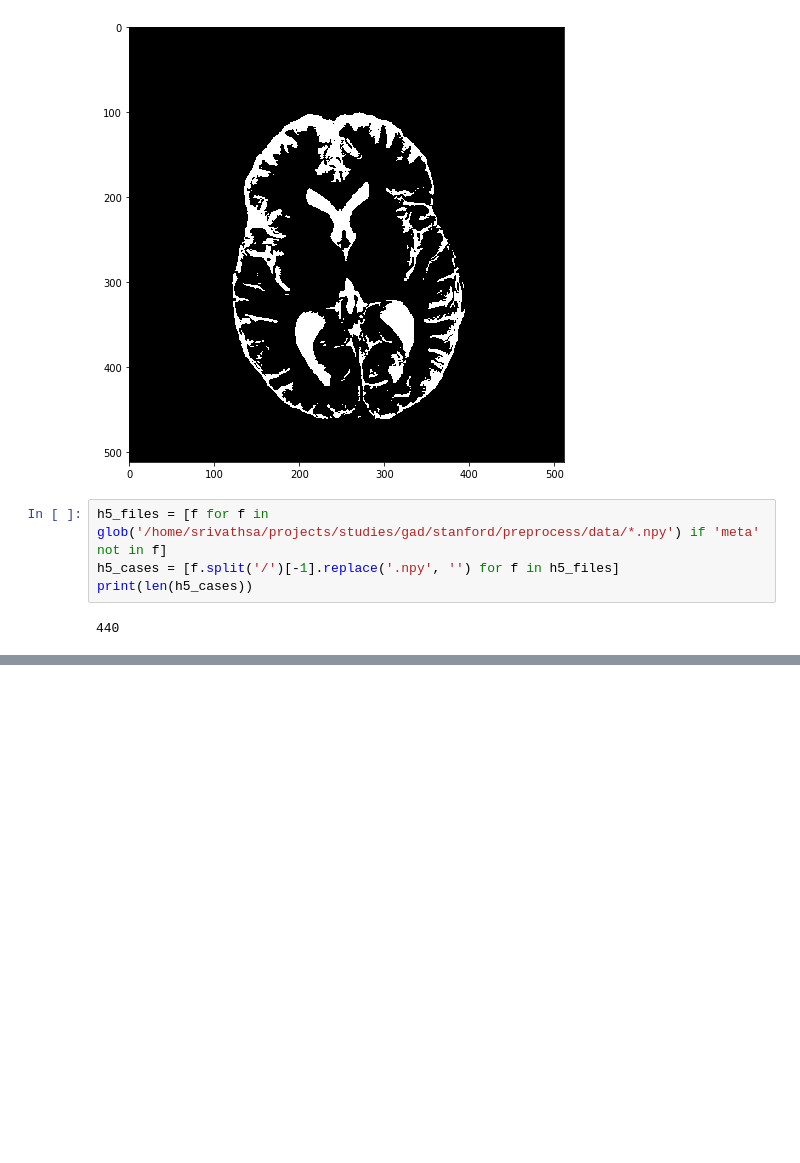
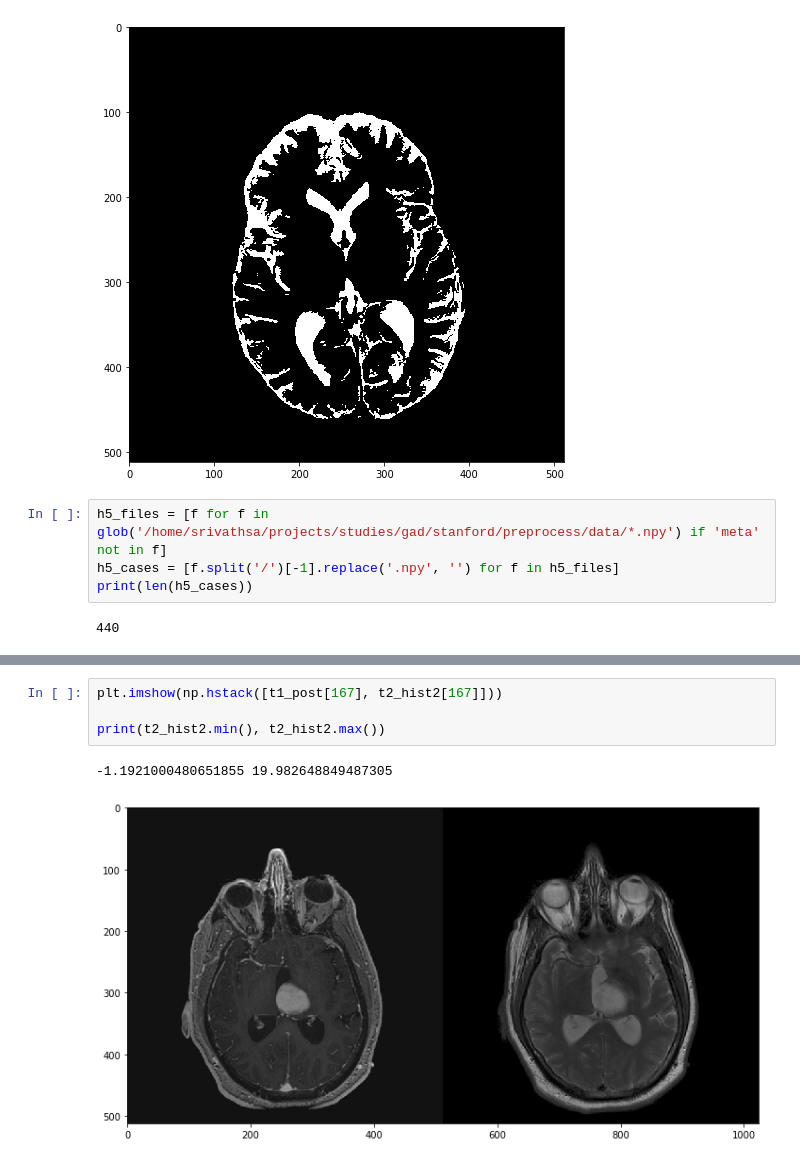
Before and after one commit to subtlemedicalinc/SubtleBoost, a Jupyter notebook: train/notebooks/T2 preprocess.ipynb, the cells around one changed output, grey strips where cells are left out. Saved outputs shown, nothing was run; the diff lists cells and outputs as text; blank space fills up the shorter version.

```diff
--- a/train/notebooks/T2 preprocess.ipynb
+++ b/train/notebooks/T2 preprocess.ipynb
@@ -226,0 +259,7 @@ sorted(h5_cases)
+# %%
+plt.imshow(np.hstack([t1_post[167], t2_hist2[167]]))
+
+print(t2_hist2.min(), t2_hist2.max())
+# %% [output]
+-1.1921000480651855 19.982648849487305
+[figure, added]
```
Also changed, not shown: parts of 15 cells of this notebook, 8 other files.
